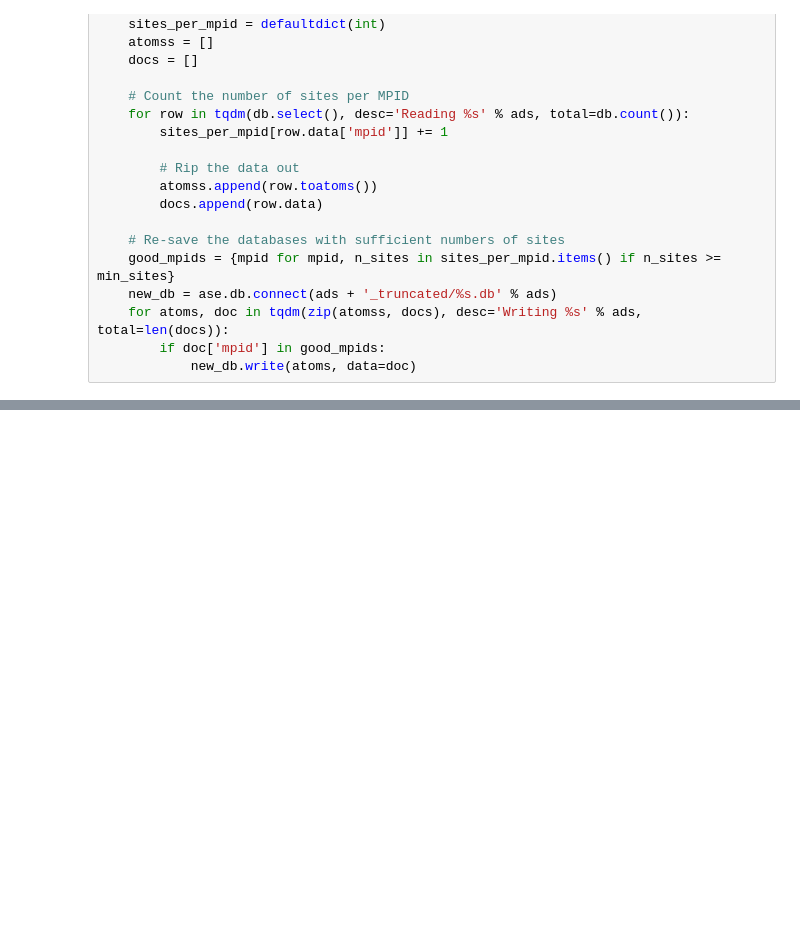
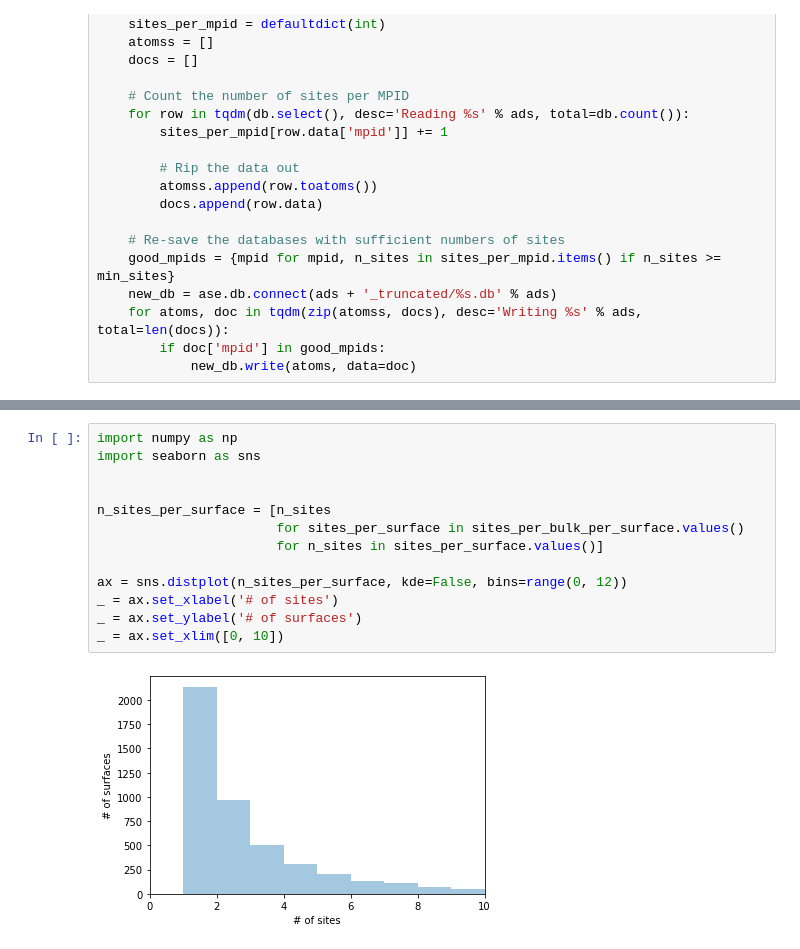
Before and after one commit to ulissigroup/catalyst-acquisitions, a Jupyter notebook: notebooks/pull_data/truncate_data.ipynb, the cells around one changed output, grey strips where cells are left out. Drawn from its saved outputs; the diff is of its cells as text; blank space fills up the shorter version.

```diff
--- a/notebooks/pull_data/truncate_data.ipynb
+++ b/notebooks/pull_data/truncate_data.ipynb
@@ -40,0 +88,15 @@ for ads, db in dbs.items():
+# %%
+import numpy as np
+import seaborn as sns
+
+
+n_sites_per_surface = [n_sites
+                       for sites_per_surface in sites_per_bulk_per_surface.values()
+                       for n_sites in sites_per_surface.values()]
+
+ax = sns.distplot(n_sites_per_surface, kde=False, bins=range(0, 12))
+_ = ax.set_xlabel('# of sites')
+_ = ax.set_ylabel('# of surfaces')
+_ = ax.set_xlim([0, 10])
+# %% [output]
+[figure, added]
```
Also changed, not shown: parts of 14 cells of this notebook, 28 other files.
